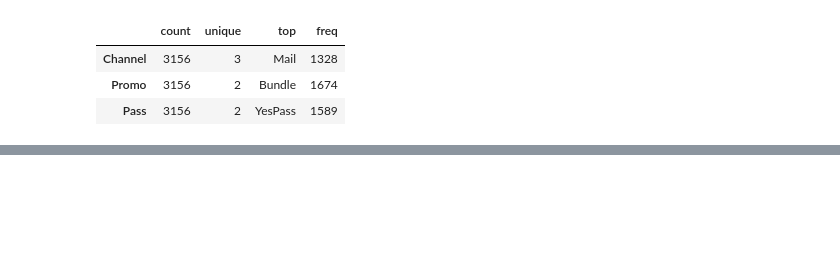
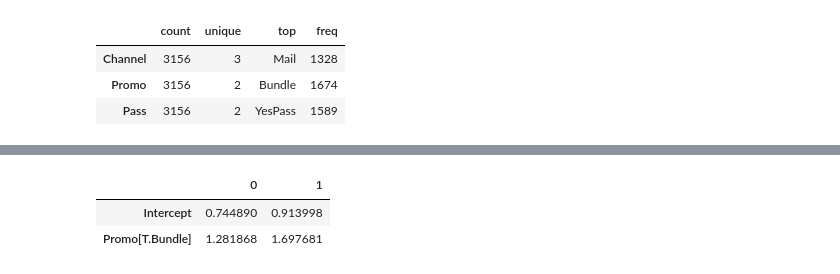
Before and after one commit to johnson80245/python, a Jupyter notebook: MRA Ch8.ipynb, the cells around one changed output, grey strips where cells are left out. Drawn from its saved outputs; the diff is of its cells as text; code cells hidden in the pictures; blank space fills up the shorter version.

```diff
--- a/MRA Ch8.ipynb
+++ b/MRA Ch8.ipynb
@@ -198,4 +198,98 @@ pass_df.describe().T
 | Promo | 3156 | 2 | Bundle | 1674 |
 | Pass | 3156 | 2 | YesPass | 1589 |
 # %%
-#Fitting a Logistic Model
+# ------------------------------
+# Logistic Regression with statsmodels
+# ------------------------------
+
+import numpy as np
+import statsmodels.api as sm
+import statsmodels.formula.api as smf
+from scipy.special import expit  # sigmoid function
+
+# ------------------------------
+# Fit Logistic Model
+# ------------------------------
+
+# Model: Predicting 'Pass' using 'Promo' as a binary predictor
+pass_m1 = smf.glm(
+    'Pass ~ Promo',
+    data=pass_df,
+    family=sm.families.Binomial()
+).fit()
+
+# View model summary (coefficients, standard errors, z-stats, p-values)
+pass_m1.summary()
+
+
+# ------------------------------
+# Coefficients and Odds Ratios
+# ------------------------------
+
+# Extract model coefficients
+pass_intercept = pass_m1.params.iloc[0]   # Intercept (no promo)
+pass_promo_t   = pass_m1.params.iloc[1]   # Coefficient for Promo
+
+# Convert log-odds to odds ratio (easier interpretation)
+odds_ratio_promo = np.exp(pass_promo_t)  # Effect of promo on odds
+print('Odds Ratio (Promo vs No Promo): {:.3f}'.format(odds_ratio_promo))
+
+# ------------------------------
+# Estimated Odds
+# ------------------------------
+
+# Odds when Promo = 1 (with bundle)
+odds_with_bundle = np.exp(pass_intercept + pass_promo_t)
+print('Odds of pass:no pass, with bundle: {:.3f} : 1'.format(odds_with_bundle))
+
+# Odds when Promo = 0 (no bundle)
+odds_no_bundle = np.exp(pass_intercept)
+print('Odds of pass:no pass, without bundle: {:.3f} : 1'.format(odds_no_bundle))
+
+# ------------------------------
+# Estimated Probabilities
+# ------------------------------
+
+# Probability of passing with bundle
+prob_pass_with_bundle = odds_with_bundle / (1 + odds_with_bundle)
+print('Probability of pass, with bundle: {:.3f}'.format(prob_pass_with_bundle))
+
+# Probability of passing without bundle
+prob_pass_no_bundle = odds_no_bundle / (1 + odds_no_bundle)
+print('Probability of pass, without bundle: {:.3f}'.format(prob_pass_no_bundle))
+
+# ------------------------------
+# Odds Ratio Calculated from Probabilities
+# ------------------------------
+
+# Manually calculate odds ratio from probability formula
+odds_ratio_manual = (
+    (prob_pass_with_bundle / (1 - prob_pass_with_bundle)) /
+    (prob_pass_no_bundle / (1 - prob_pass_no_bundle))
+)
+print('Manual Odds Ratio: {:.3f}'.format(odds_ratio_manual))
+
+# Confirm it matches exponentiated coefficient
+print('Odds Ratio (via np.exp): {:.3f}'.format(np.exp(pass_promo_t)))
+
+
+# ------------------------------
+# Model-Wide Odds Ratios and Confidence Intervals
+# ------------------------------
+
+# Odds ratios for all model parameters
+print(np.exp(pass_m1.params))
+
+# 95% confidence intervals for odds ratios
+print(np.exp(pass_m1.conf_int()))
+
+
+# ------------------------------
+# (Optional) Quick sanity check:
+# What does expit(log-odds) / (1 - expit(log-odds)) equal?
+# Should return odds, since odds = p / (1 - p)
+print("Quick odds check from expit:", expit(0.3888) / (1 - expit(0.3888)))
+
+#Coeff Interval check
+np.exp(pass_m1.conf_int())
+# %% [output]
@@ -201,0 +310,3 @@ pass_df.describe().T
+|  | 0 | 1 |
+| Intercept | 0.744890 | 0.913998 |
+| Promo[T.Bundle] | 1.281868 | 1.697681 |
```
Also changed, not shown: parts of 4 cells of this notebook, 1 other file.
